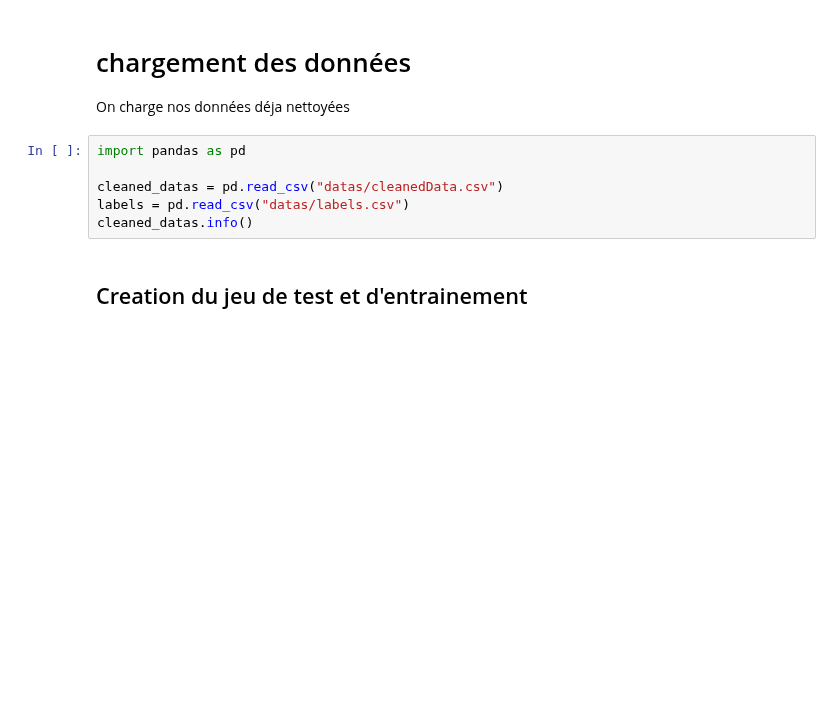
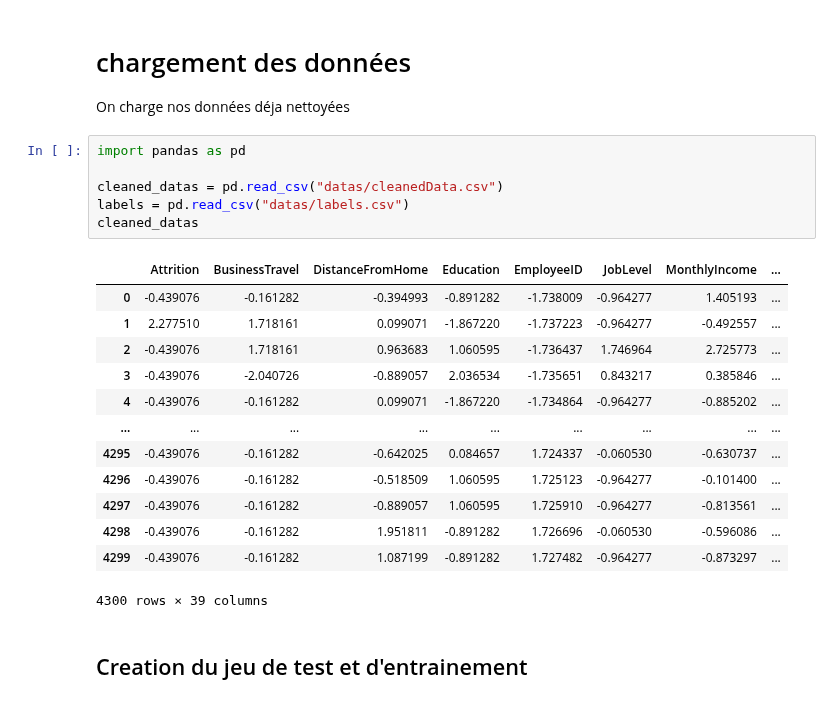
Before and after one commit to R1leMargoulin/Projet_ML_Human4You, a Jupyter notebook: Data_analysis.ipynb, the cells around one changed output. Saved outputs shown, nothing was run; the diff lists cells and outputs as text; blank space fills up the shorter version.

```diff
--- a/Data_analysis.ipynb
+++ b/Data_analysis.ipynb
@@ -472,9 +472,23 @@ On charge nos données déja nettoyées
 # %%
 import pandas as pd
 
 cleaned_datas = pd.read_csv("datas/cleanedData.csv")
 labels = pd.read_csv("datas/labels.csv")
-cleaned_datas.info()
+cleaned_datas
+# %% [output]
+|  | Attrition | BusinessTravel | DistanceFromHome | Education | EmployeeID | JobLevel | MonthlyIncome | ... |
+| 0 | -0.439076 | -0.161282 | -0.394993 | -0.891282 | -1.738009 | -0.964277 | 1.405193 | ... |
+| 1 | 2.277510 | 1.718161 | 0.099071 | -1.867220 | -1.737223 | -0.964277 | -0.492557 | ... |
+| 2 | -0.439076 | 1.718161 | 0.963683 | 1.060595 | -1.736437 | 1.746964 | 2.725773 | ... |
+| 3 | -0.439076 | -2.040726 | -0.889057 | 2.036534 | -1.735651 | 0.843217 | 0.385846 | ... |
+| 4 | -0.439076 | -0.161282 | 0.099071 | -1.867220 | -1.734864 | -0.964277 | -0.885202 | ... |
+| ... | ... | ... | ... | ... | ... | ... | ... | ... |
+| 4295 | -0.439076 | -0.161282 | -0.642025 | 0.084657 | 1.724337 | -0.060530 | -0.630737 | ... |
+| 4296 | -0.439076 | -0.161282 | -0.518509 | 1.060595 | 1.725123 | -0.964277 | -0.101400 | ... |
+| 4297 | -0.439076 | -0.161282 | -0.889057 | 1.060595 | 1.725910 | -0.964277 | -0.813561 | ... |
+| 4298 | -0.439076 | -0.161282 | 1.951811 | -0.891282 | 1.726696 | -0.060530 | -0.596086 | ... |
+| 4299 | -0.439076 | -0.161282 | 1.087199 | -0.891282 | 1.727482 | -0.964277 | -0.873297 | ... |
+4300 rows × 39 columns
 # %% [markdown]
 ## Creation du jeu de test et d'entrainement
 # %%
```
Also changed, not shown: parts of 10 cells of this notebook.
